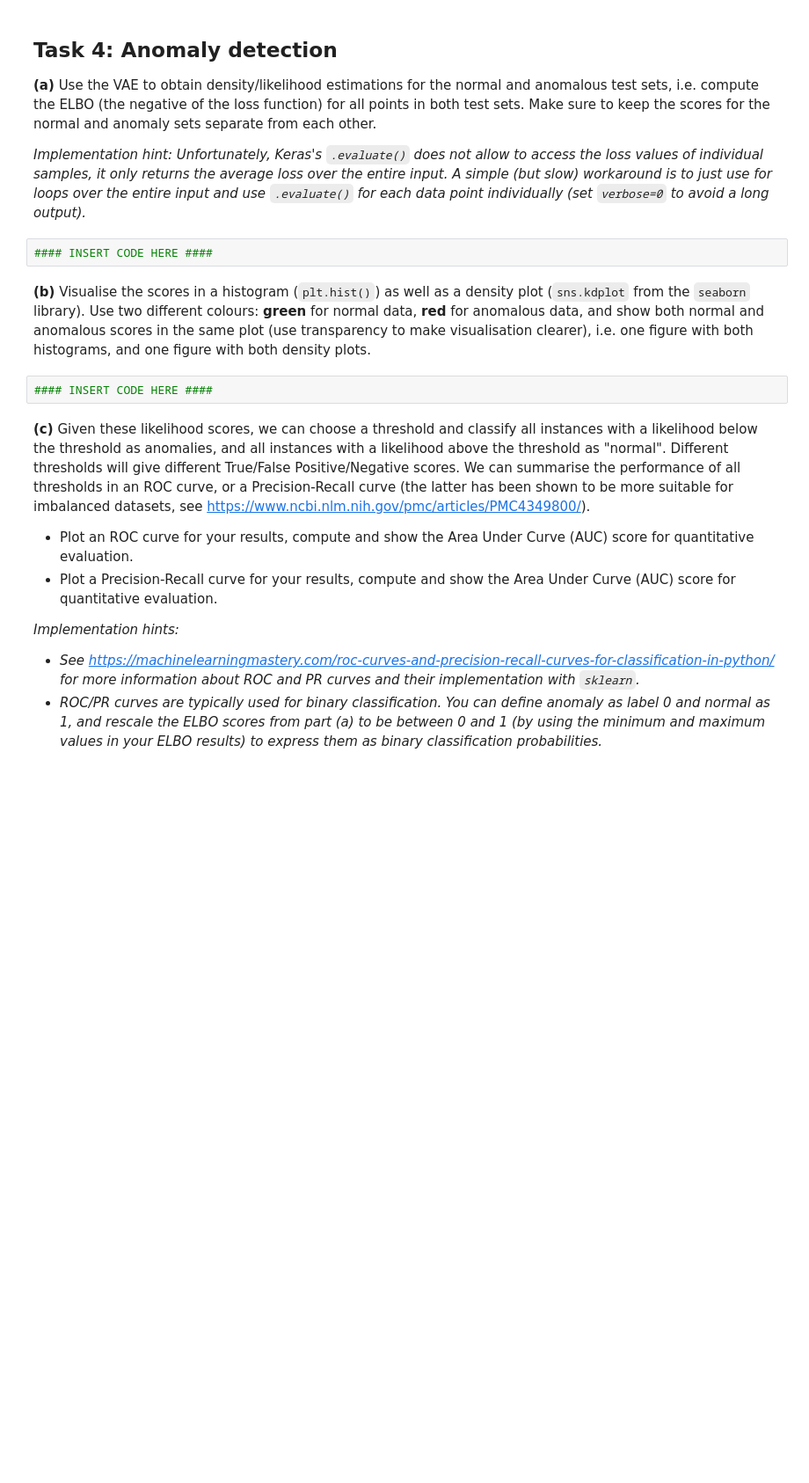
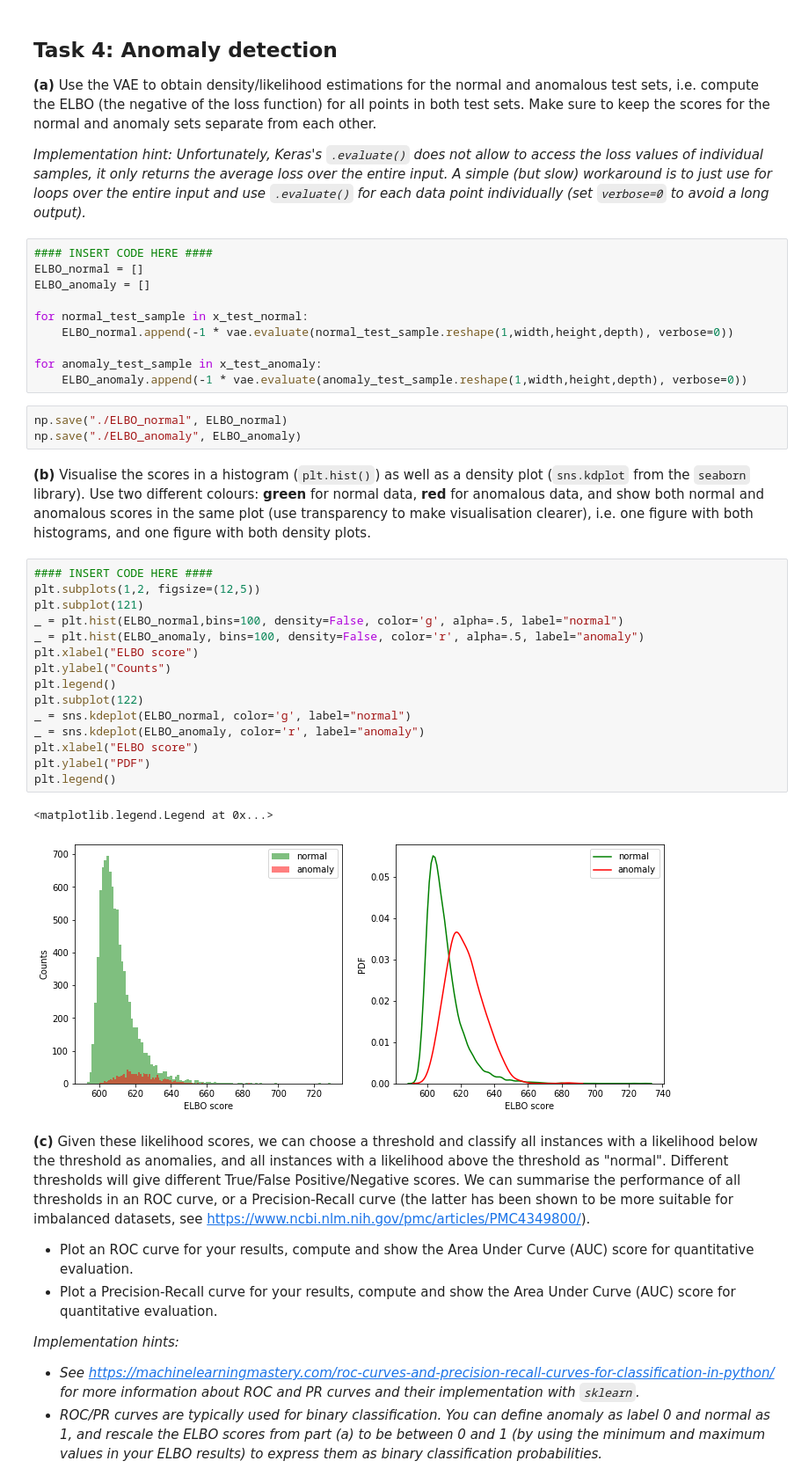
Before and after one commit to Joriswillems/deeplearning, a Jupyter notebook: assignment4/Assignment_4_82.ipynb, the cells around one changed output. Shown: that part at 88% size. Drawn from its saved outputs; the diff is of its cells as text; blank space fills up the shorter version.

```diff
--- a/assignment4/Assignment_4_82.ipynb
+++ b/assignment4/Assignment_4_82.ipynb
@@ -243,12 +311,39 @@ Qualitatively inspect if the VAE is trained well. The latent space plots we saw
 **(a)** Use the VAE to obtain density/likelihood estimations for the normal and anomalous test sets, i.e. compute the ELBO (the negative of the loss function) for all points in both test sets. Make sure to keep the scores for the normal and anomaly sets separate from each other.
 
 *Implementation hint: Unfortunately, Keras's `.evaluate()` does not allow to access the loss values of individual samples, it only returns the average loss over the entire input. A simple (but slow) workaround is to just use for loops over the entire input and use `.evaluate()` for each data point individually (set `verbose=0` to avoid a long output).*
-# %%
-#### INSERT CODE HERE ####
+# %%
+#### INSERT CODE HERE ####
+ELBO_normal = []
+ELBO_anomaly = []
+
+for normal_test_sample in x_test_normal:
+    ELBO_normal.append(-1 * vae.evaluate(normal_test_sample.reshape(1,width,height,depth), verbose=0))
+
+for anomaly_test_sample in x_test_anomaly:
+    ELBO_anomaly.append(-1 * vae.evaluate(anomaly_test_sample.reshape(1,width,height,depth), verbose=0))
+# %%
+np.save("./ELBO_normal", ELBO_normal)
+np.save("./ELBO_anomaly", ELBO_anomaly)
 # %% [markdown]
 **(b)** Visualise the scores in a histogram (`plt.hist()`) as well as a density plot (`sns.kdplot` from the `seaborn` library). Use two different colours: **green** for normal data, **red** for anomalous data, and show both normal and anomalous scores in the same plot (use transparency to make visualisation clearer), i.e. one figure with both histograms, and one figure with both density plots.
-# %%
-#### INSERT CODE HERE ####
+# %%
+#### INSERT CODE HERE ####
+plt.subplots(1,2, figsize=(12,5))
+plt.subplot(121)
+_ = plt.hist(ELBO_normal,bins=100, density=False, color='g', alpha=.5, label="normal")
+_ = plt.hist(ELBO_anomaly, bins=100, density=False, color='r', alpha=.5, label="anomaly")
+plt.xlabel("ELBO score")
+plt.ylabel("Counts")
+plt.legend()
+plt.subplot(122)
+_ = sns.kdeplot(ELBO_normal, color='g', label="normal")
+_ = sns.kdeplot(ELBO_anomaly, color='r', label="anomaly")
+plt.xlabel("ELBO score")
+plt.ylabel("PDF")
+plt.legend()
+# %% [output]
+<matplotlib.legend.Legend at 0x...>
+[figure, added]
 # %% [markdown]
 **(c)** Given these likelihood scores, we can choose a threshold and classify all instances with a likelihood below the threshold as anomalies, and all instances with a likelihood above the threshold as "normal". Different thresholds will give different True/False Positive/Negative scores. We can summarise the performance of all thresholds in an ROC curve, or a Precision-Recall curve (the latter has been shown to be more suitable for imbalanced datasets, see https://www.ncbi.nlm.nih.gov/pmc/articles/PMC4349800/).
 * Plot an ROC curve for your results, compute and show the Area Under Curve (AUC) score for quantitative evaluation.
```
Also changed, not shown: parts of 7 cells of this notebook.
